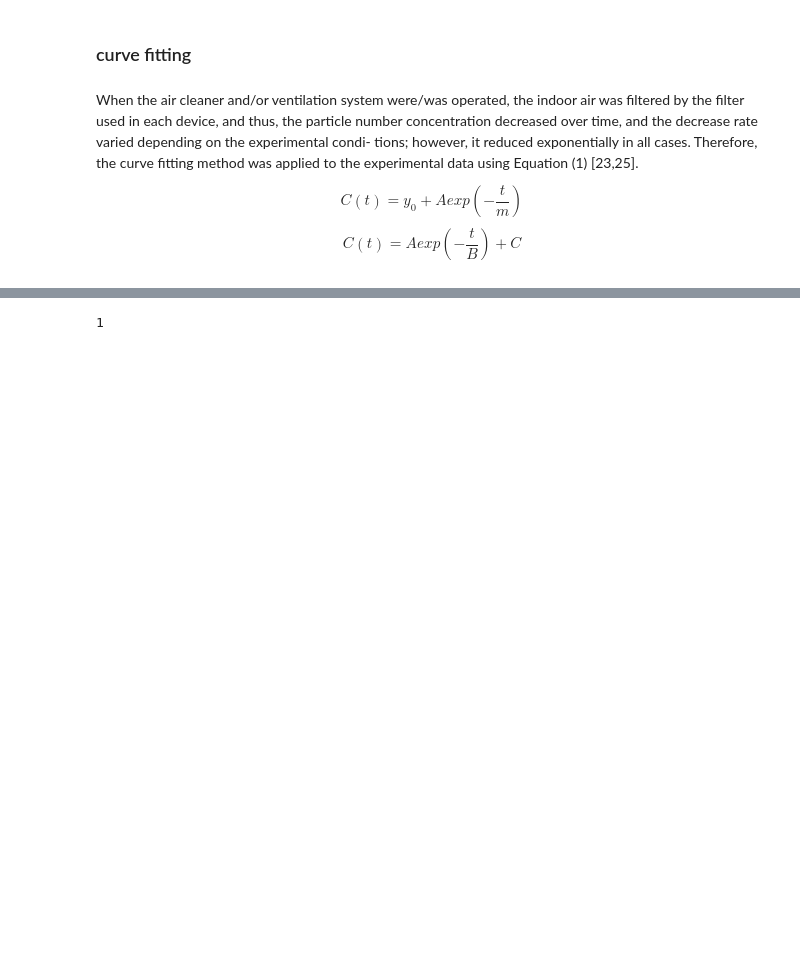
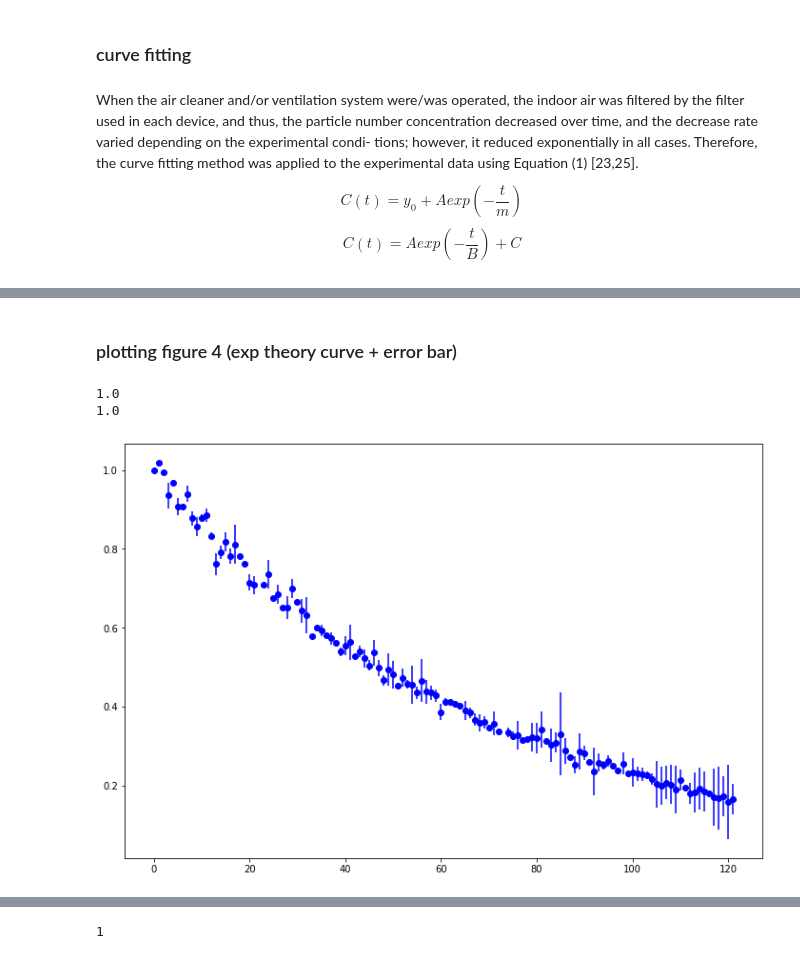
Before and after one commit to yuyouyou032/ph11, a Jupyter notebook: data/analysis copy.ipynb, the cells around one changed output, grey strips where cells are left out. Saved outputs shown, nothing was run; the diff lists cells and outputs as text; code cells hidden in the pictures; blank space fills up the shorter version.

```diff
--- a/data/analysis copy.ipynb
+++ b/data/analysis copy.ipynb
@@ -561,0 +564,54 @@ exp14_pm10_posB.head()
+# %% [markdown]
+### plotting figure 4 (exp theory curve + error bar)
+# %%
+data = exp14_pm10_posB.set_index('created_at')[15::]
+data = data.resample('0.5T').mean()
+data['time_col'] = data.index
+data['time_col'] = data.time_col.dt.tz_localize(None)
+
+
+
+
+data2 = exp7_pm10_posB.set_index('created_at')
+data2 = data2.resample('0.5T').mean()
+data2['time_col'] = data2.index
+data2['time_col'] = data2.time_col.dt.tz_localize(None)
+
+
+
+x=np.array(range(len(data.value)))
+y=data.value/data.value[0]
+print(y[0])
+
+x2=np.array(range(len(data2.value)))
+y2=data2.value/data2.value[0]
+print(y2[0])
+
+
+fig = plt.figure(figsize=(12,8))
+
+err = [np.abs(data.value.iloc[i] - data2.value.iloc[i])/2/data.value.iloc[i] for i in range(len(data2))]
+# plt.plot(x,y,'ro',label='11')
+# plt.errorbar(x2,y2,yerr=err,fmt='bo')
+
+
+
+
+
+# from scipy.optimize import curve_fit
+popt, pcov = curve_fit(func, x, y)
+# popt2, pcov2 = curve_fit(func, x2, y2)
+
+
+
+
+
+
+
+plt.errorbar(x2, y2, yerr=err, fmt='bo',label="Original noise data")
+plt.show()
+# plt.show()
+# %% [output]
+1.0
+1.0
+[figure, added]
```
Also changed, not shown: parts of 13 cells of this notebook, 7 other files.
